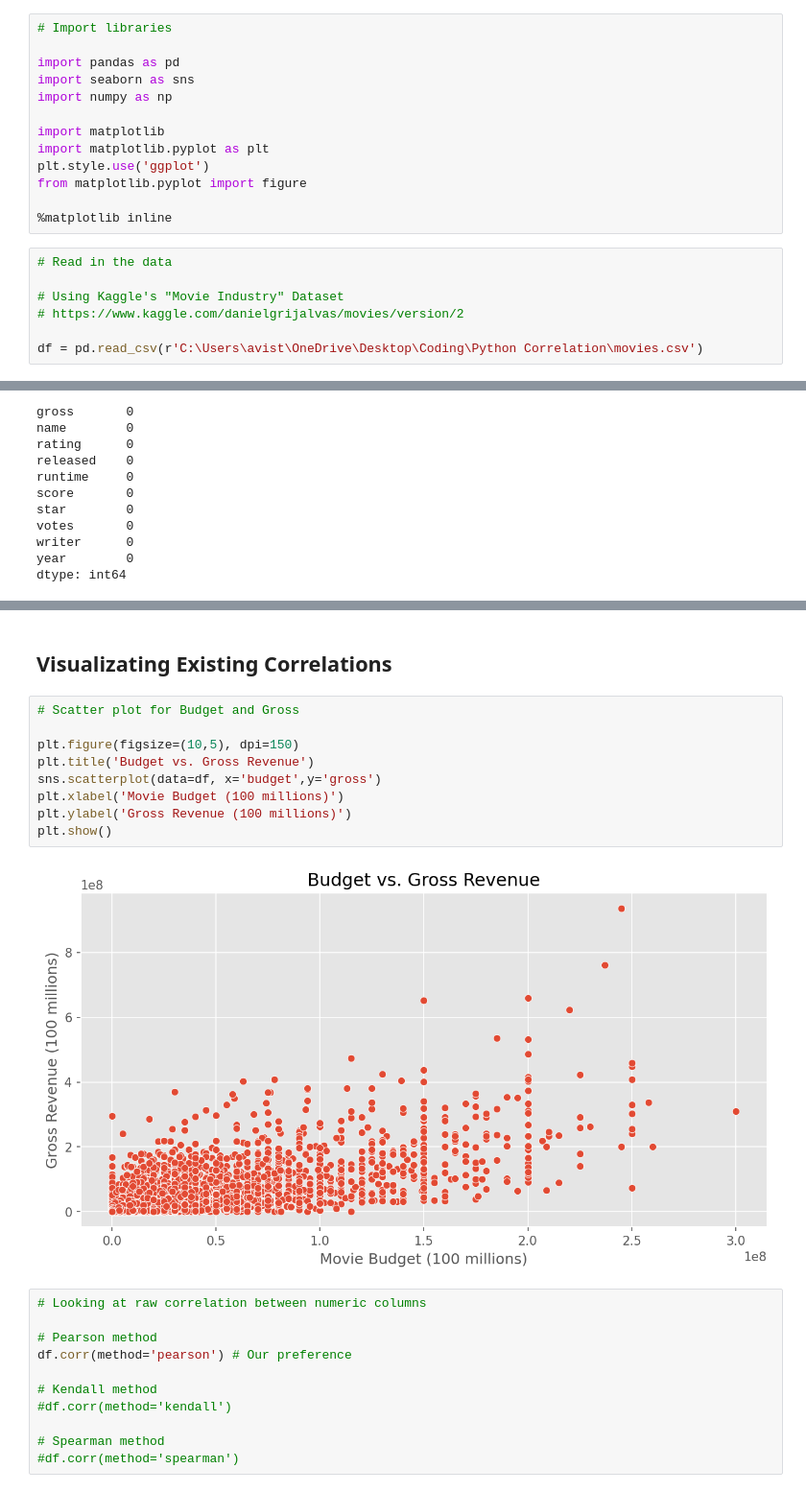
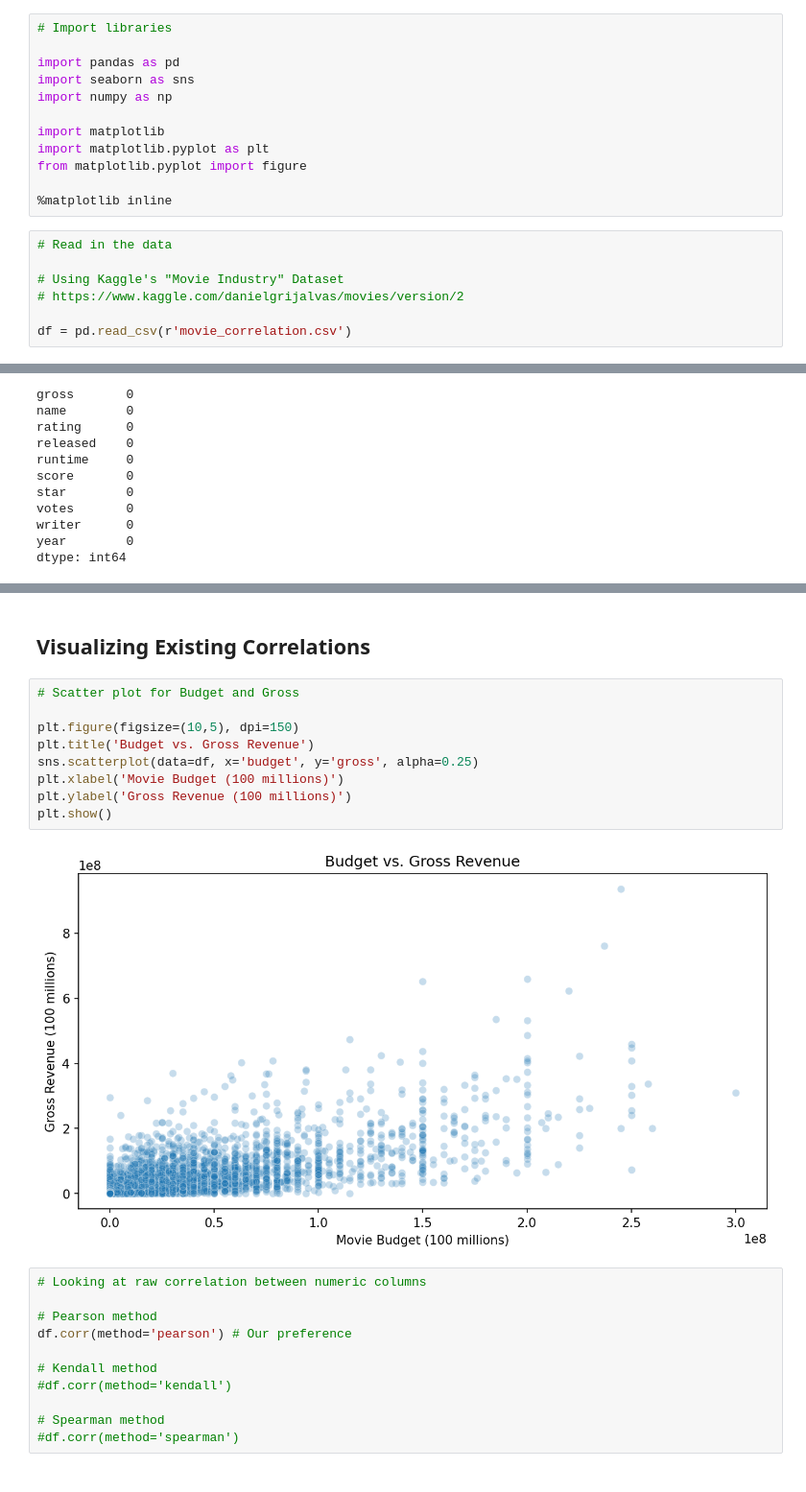
Before and after one commit to AvinashBisram/Data-Analysis-Projects, a Jupyter notebook: Movie Correlation with Python/Movie Correlation with Python.ipynb, the cells around one changed output, grey strips where cells are left out. Shown: that part at 96% size. Saved outputs shown, nothing was run; the diff lists cells and outputs as text.

```diff
--- a/Movie Correlation with Python/Movie Correlation with Python.ipynb
+++ b/Movie Correlation with Python/Movie Correlation with Python.ipynb
@@ -9,7 +9,6 @@ import numpy as np
 
 import matplotlib
 import matplotlib.pyplot as plt
-plt.style.use('ggplot')
 from matplotlib.pyplot import figure
 
 %matplotlib inline
@@ -19,7 +18,7 @@ from matplotlib.pyplot import figure
 # Using Kaggle's "Movie Industry" Dataset
 # https://www.kaggle.com/danielgrijalvas/movies/version/2
 
-df = pd.read_csv(r'C:\Users\avist\OneDrive\Desktop\Coding\Python Correlation\movies.csv')
+df = pd.read_csv(r'movie_correlation.csv')
 # %% [markdown]
 <h2><b>Initial Data Exploration</b></h2>
 # %%
@@ -95,16 +148,16 @@ df.drop_duplicates(keep='first', inplace=True)
 # %% [markdown]
-<h2><b>Visualizating Existing Correlations</b></h2>
+<h2><b>Visualizing Existing Correlations</b></h2>
 # %%
 # Scatter plot for Budget and Gross
 
 plt.figure(figsize=(10,5), dpi=150)
 plt.title('Budget vs. Gross Revenue')
-sns.scatterplot(data=df, x='budget',y='gross')
+sns.scatterplot(data=df, x='budget', y='gross', alpha=0.25)
 plt.xlabel('Movie Budget (100 millions)')
 plt.ylabel('Gross Revenue (100 millions)')
 plt.show()
 # %% [output]
-[figure, old version]
+[figure, new version]
 # %%
 # Looking at raw correlation between numeric columns
 
```
Also changed, not shown: parts of 18 cells of this notebook.
